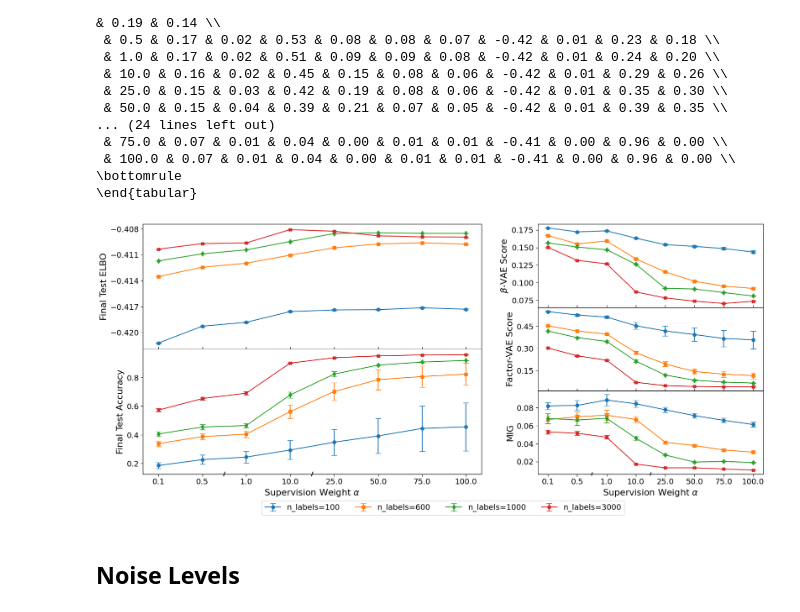
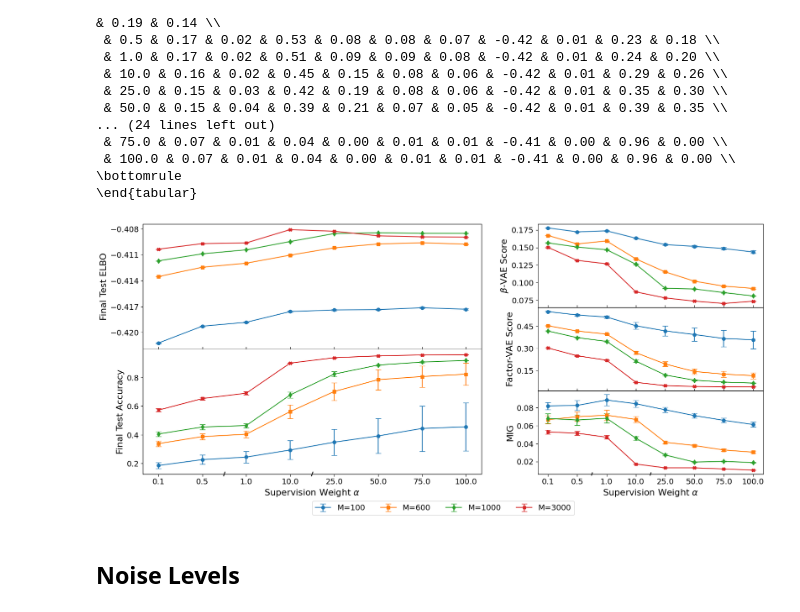
Before and after one commit to davidbhoffmann/ssvae, a Jupyter notebook: results/result_analysis.ipynb, the cells around one changed output. Drawn from its saved outputs; the diff is of its cells as text; code cells hidden in the pictures.

```diff
--- a/results/result_analysis.ipynb
+++ b/results/result_analysis.ipynb
@@ -194,7 +194,7 @@ def plot_metrics(axes_list, metrics_list):
                 grp['alpha'].map(alpha_to_idx),
                 grp[f'{metric}_mean'],
                 yerr=grp[f'{metric}_var'],
-                label=f'n_labels={n_label}',
+                label=f'M={n_label}',
                 capsize=5,
                 marker=marker_dict[n_label]
             )
@@ -215,34 +215,34 @@ def plot_metrics(axes_list, metrics_list):
             ax.tick_params(axis='x', direction='in', length=4)
         else:
             ax.set_xticklabels(alphas)
             ax.set_xlabel(r'Supervision Weight $\alpha$', fontsize=16)
             ax.tick_params(axis='x', direction='out', length=4)
             try:
                 idx_05 = alphas.index(0.5)
                 idx_1 = alphas.index(1.0)
                 add_break_mark(ax, (idx_05 + idx_1) / 2)
             except ValueError: pass
 
             try:
                 idx_10 = alphas.index(10.0)
                 idx_25 = alphas.index(25.0)
                 add_break_mark(ax, (idx_10 + idx_25) / 2)
             except ValueError: pass
         if handles is None:
             handles, labels = ax.get_legend_handles_labels()
 
     return handles, labels
 
 handles_l, labels_l = plot_metrics(axes_left, metrics_left)
 handles_r, labels_r = plot_metrics(axes_right, metrics_right)
 
 fig.legend(handles_l, labels_l, loc='lower center', bbox_to_anchor=(0.5, -0.04), ncol=4, bbox_transform=fig.transFigure)
 
 plt.subplots_adjust(bottom=0.1)
 plt.savefig('./figures/combined_alpha_metrics.pdf', format='pdf', bbox_inches='tight')
 plt.show()
 # %% [output]
-[figure, old version]
+[figure, new version]
 # %% [markdown]
 ## Noise Levels
 # %%
```
Also changed, not shown: parts of 1 cell of this notebook, 17 other files.
